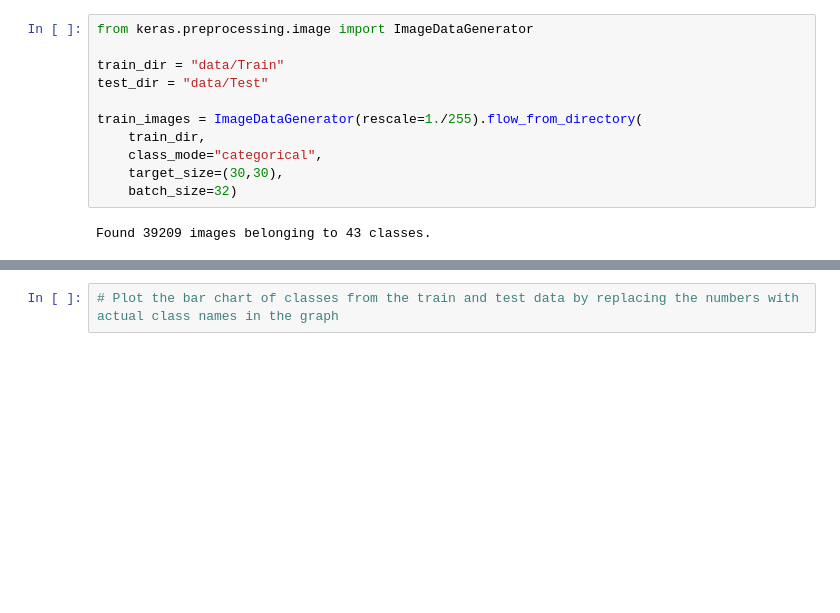
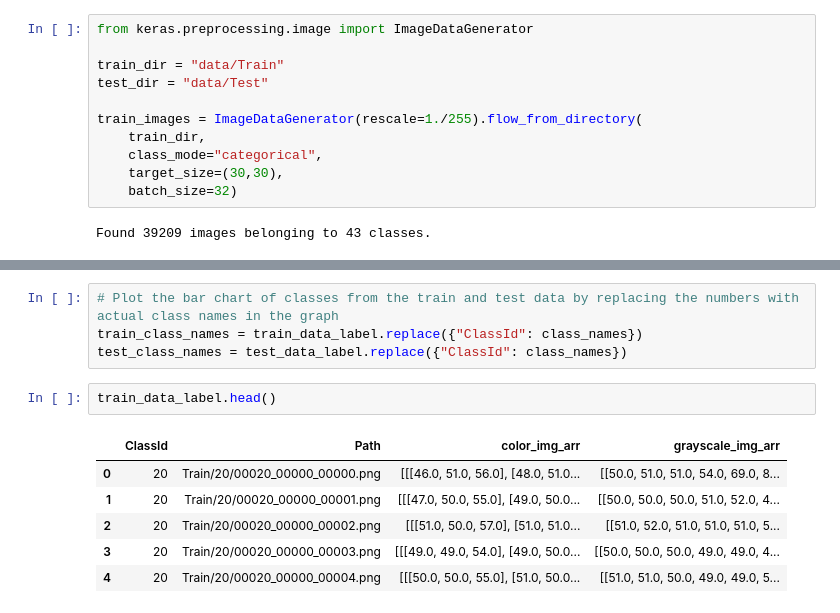
Before and after one commit to kayjay-is-here/Traffic-Signs-Recognition, a Jupyter notebook: project.ipynb, the cells around one changed output, grey strips where cells are left out. Cells and saved outputs as stored; diff of their text form; blank space fills up the shorter version.

```diff
--- a/project.ipynb
+++ b/project.ipynb
@@ -88,2 +141,13 @@ train_data_label.head()
 # %%
 # Plot the bar chart of classes from the train and test data by replacing the numbers with actual class names in the graph
+train_class_names = train_data_label.replace({"ClassId": class_names})
+test_class_names = test_data_label.replace({"ClassId": class_names})
+# %%
+train_data_label.head()
+# %% [output]
+|  | ClassId | Path | color_img_arr | grayscale_img_arr |
+| 0 | 20 | Train/20/00020_00000_00000.png | [[[46.0, 51.0, 56.0], [48.0, 51.0... | [[50.0, 51.0, 51.0, 54.0, 69.0, 8... |
+| 1 | 20 | Train/20/00020_00000_00001.png | [[[47.0, 50.0, 55.0], [49.0, 50.0... | [[50.0, 50.0, 50.0, 51.0, 52.0, 4... |
+| 2 | 20 | Train/20/00020_00000_00002.png | [[[51.0, 50.0, 57.0], [51.0, 51.0... | [[51.0, 52.0, 51.0, 51.0, 51.0, 5... |
+| 3 | 20 | Train/20/00020_00000_00003.png | [[[49.0, 49.0, 54.0], [49.0, 50.0... | [[50.0, 50.0, 50.0, 49.0, 49.0, 4... |
+| 4 | 20 | Train/20/00020_00000_00004.png | [[[50.0, 50.0, 55.0], [51.0, 50.0... | [[51.0, 51.0, 50.0, 49.0, 49.0, 5... |
```
Also changed, not shown: parts of 14 cells of this notebook, 1 other file.
